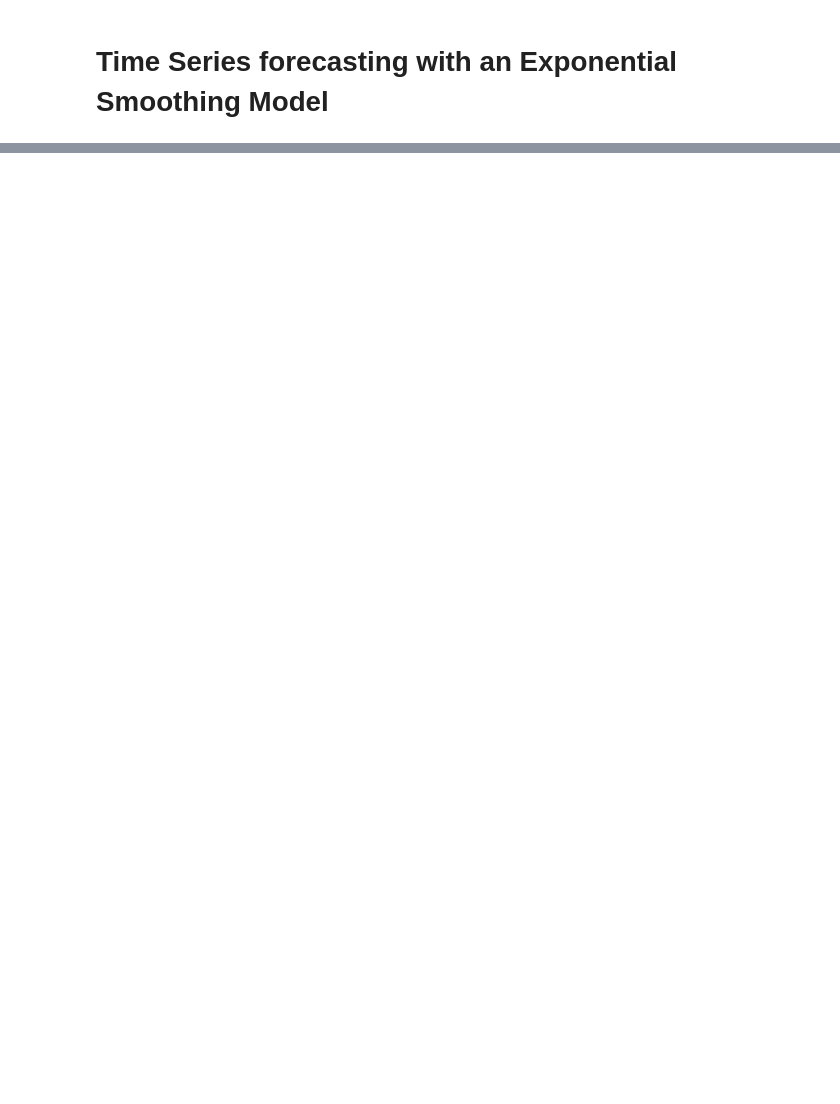
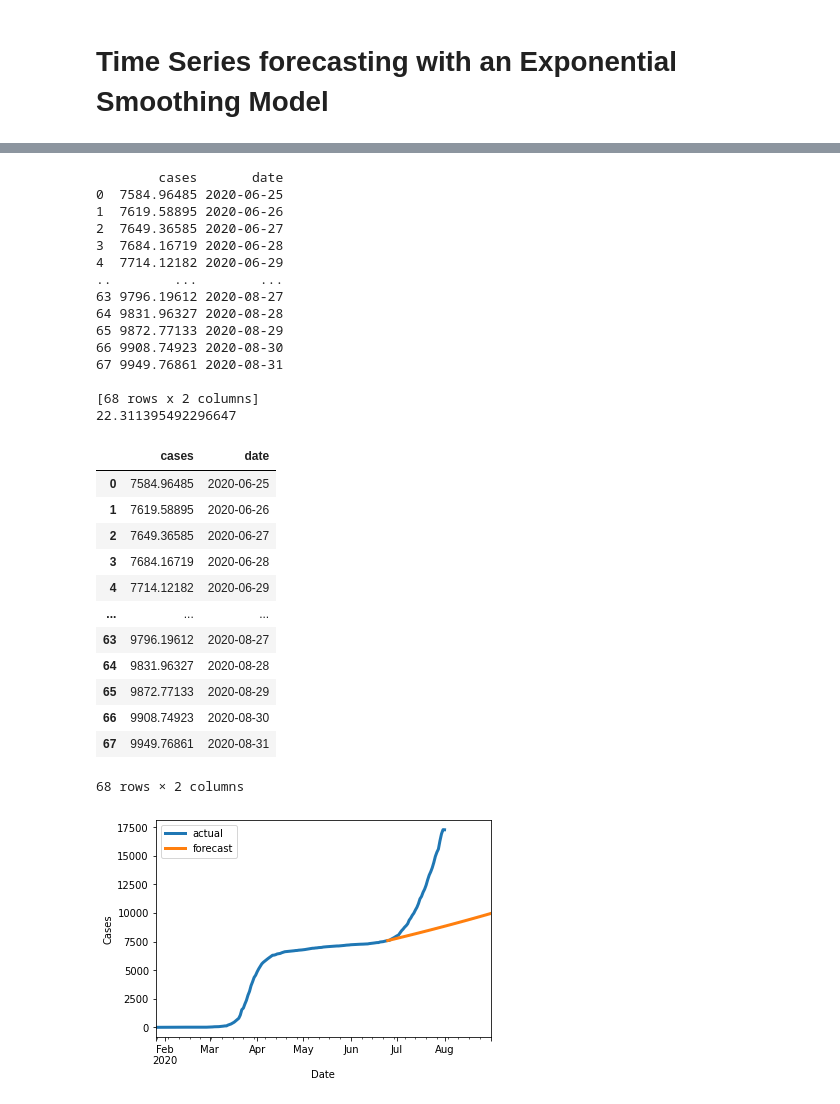
Before and after one commit to anandrajaram21/covidash, a Jupyter notebook: src/jupyter_notebooks/u8darts_forecasting_trial.ipynb, the cells around one changed output, grey strips where cells are left out. Cells and saved outputs as stored; diff of their text form; code cells hidden in the pictures; blank space fills up the shorter version.

```diff
--- a/src/jupyter_notebooks/u8darts_forecasting_trial.ipynb
+++ b/src/jupyter_notebooks/u8darts_forecasting_trial.ipynb
@@ -138,0 +99,32 @@ Text(0, 0.5, 'Cases')
+# %%
+predict('Australia')
+# %% [output]
+        cases       date
+0  7584.96485 2020-06-25
+1  7619.58895 2020-06-26
+2  7649.36585 2020-06-27
+3  7684.16719 2020-06-28
+4  7714.12182 2020-06-29
+..        ...        ...
+63 9796.19612 2020-08-27
+64 9831.96327 2020-08-28
+65 9872.77133 2020-08-29
+66 9908.74923 2020-08-30
+67 9949.76861 2020-08-31
+
+[68 rows x 2 columns]
+22.311395492296647
+|  | cases | date |
+| 0 | 7584.96485 | 2020-06-25 |
+| 1 | 7619.58895 | 2020-06-26 |
+| 2 | 7649.36585 | 2020-06-27 |
+| 3 | 7684.16719 | 2020-06-28 |
+| 4 | 7714.12182 | 2020-06-29 |
+| ... | ... | ... |
+| 63 | 9796.19612 | 2020-08-27 |
+| 64 | 9831.96327 | 2020-08-28 |
+| 65 | 9872.77133 | 2020-08-29 |
+| 66 | 9908.74923 | 2020-08-30 |
+| 67 | 9949.76861 | 2020-08-31 |
+68 rows × 2 columns
+[figure, added]
```
Also changed, not shown: parts of 13 cells of this notebook, 1 other file.
